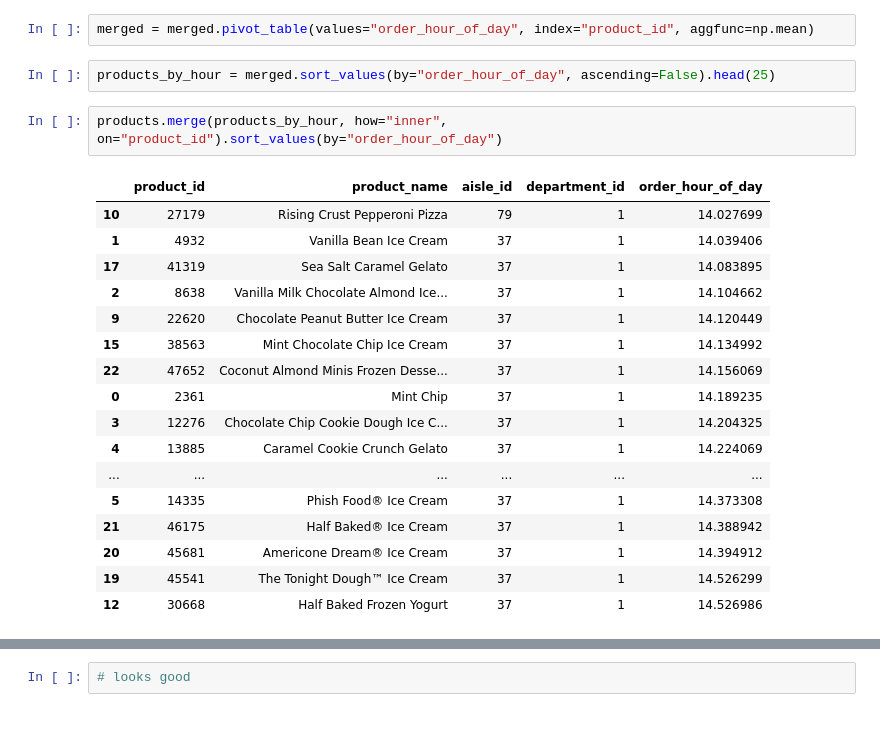
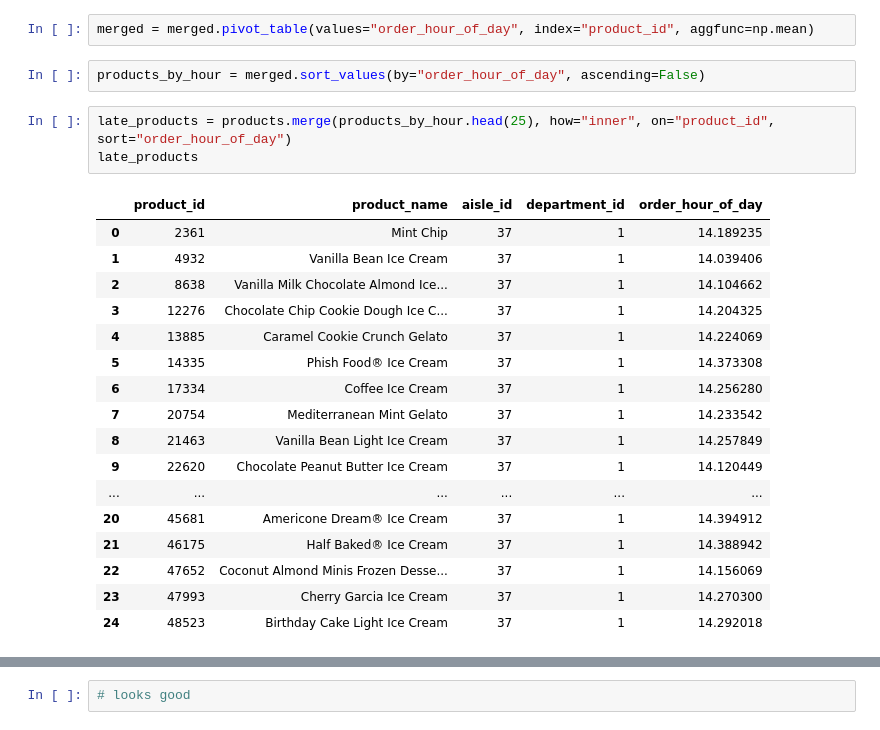
Before and after one commit to ekoly/DS-Unit-1-Sprint-1-Data-Wrangling-and-Storytelling, a Jupyter notebook: module3-join-and-reshape-data/LS_DS_113_Join_and_Reshape_Data_Assignment.ipynb, the cells around one changed output, grey strips where cells are left out. Drawn from its saved outputs; the diff is of its cells as text.

```diff
--- a/module3-join-and-reshape-data/LS_DS_113_Join_and_Reshape_Data_Assignment.ipynb
+++ b/module3-join-and-reshape-data/LS_DS_113_Join_and_Reshape_Data_Assignment.ipynb
@@ -540,24 +540,25 @@ merged.head()
 # %%
 merged = merged.pivot_table(values="order_hour_of_day", index="product_id", aggfunc=np.mean)
 # %%
-products_by_hour = merged.sort_values(by="order_hour_of_day", ascending=False).head(25)
+products_by_hour = merged.sort_values(by="order_hour_of_day", ascending=False)
 # %%
-products.merge(products_by_hour, how="inner", on="product_id").sort_values(by="order_hour_of_day")
+late_products = products.merge(products_by_hour.head(25), how="inner", on="product_id", sort="order_hour_of_day")
+late_products
 # %% [output]
 |  | product_id | product_name | aisle_id | department_id | order_hour_of_day |
-| 10 | 27179 | Rising Crust Pepperoni Pizza | 79 | 1 | 14.027699 |
+| 0 | 2361 | Mint Chip | 37 | 1 | 14.189235 |
 | 1 | 4932 | Vanilla Bean Ice Cream | 37 | 1 | 14.039406 |
-| 17 | 41319 | Sea Salt Caramel Gelato | 37 | 1 | 14.083895 |
 | 2 | 8638 | Vanilla Milk Chocolate Almond Ice... | 37 | 1 | 14.104662 |
-| 9 | 22620 | Chocolate Peanut Butter Ice Cream | 37 | 1 | 14.120449 |
-| 15 | 38563 | Mint Chocolate Chip Ice Cream | 37 | 1 | 14.134992 |
-| 22 | 47652 | Coconut Almond Minis Frozen Desse... | 37 | 1 | 14.156069 |
-| 0 | 2361 | Mint Chip | 37 | 1 | 14.189235 |
 | 3 | 12276 | Chocolate Chip Cookie Dough Ice C... | 37 | 1 | 14.204325 |
 | 4 | 13885 | Caramel Cookie Crunch Gelato | 37 | 1 | 14.224069 |
+| 5 | 14335 | Phish Food® Ice Cream | 37 | 1 | 14.373308 |
+| 6 | 17334 | Coffee Ice Cream | 37 | 1 | 14.256280 |
+| 7 | 20754 | Mediterranean Mint Gelato | 37 | 1 | 14.233542 |
+| 8 | 21463 | Vanilla Bean Light Ice Cream | 37 | 1 | 14.257849 |
+| 9 | 22620 | Chocolate Peanut Butter Ice Cream | 37 | 1 | 14.120449 |
 | ... | ... | ... | ... | ... | ... |
-| 5 | 14335 | Phish Food® Ice Cream | 37 | 1 | 14.373308 |
+| 20 | 45681 | Americone Dream® Ice Cream | 37 | 1 | 14.394912 |
 | 21 | 46175 | Half Baked® Ice Cream | 37 | 1 | 14.388942 |
-| 20 | 45681 | Americone Dream® Ice Cream | 37 | 1 | 14.394912 |
-| 19 | 45541 | The Tonight Dough™ Ice Cream | 37 | 1 | 14.526299 |
-| 12 | 30668 | Half Baked Frozen Yogurt | 37 | 1 | 14.526986 |
+| 22 | 47652 | Coconut Almond Minis Frozen Desse... | 37 | 1 | 14.156069 |
+| 23 | 47993 | Cherry Garcia Ice Cream | 37 | 1 | 14.270300 |
+| 24 | 48523 | Birthday Cake Light Ice Cream | 37 | 1 | 14.292018 |
```
Also changed, not shown: parts of 17 cells of this notebook.
